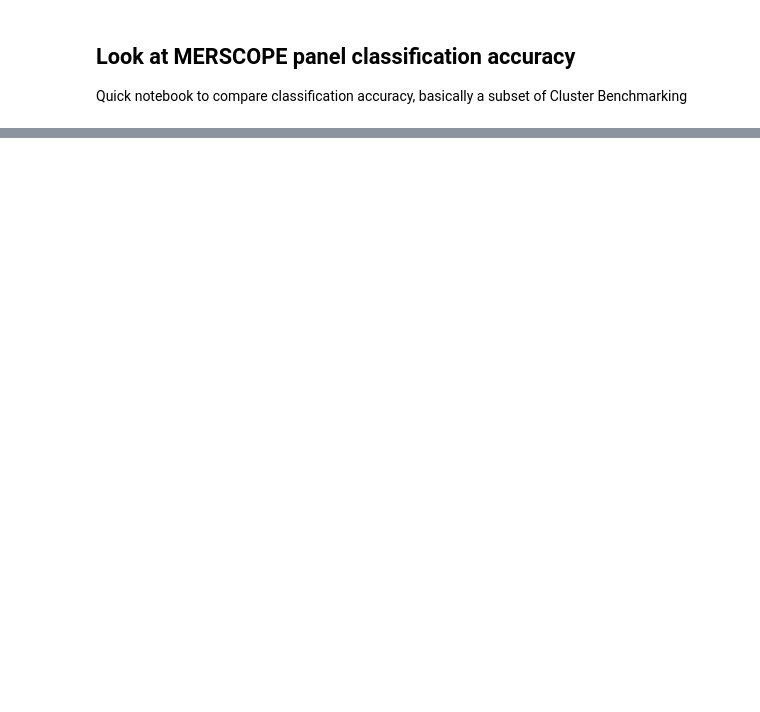
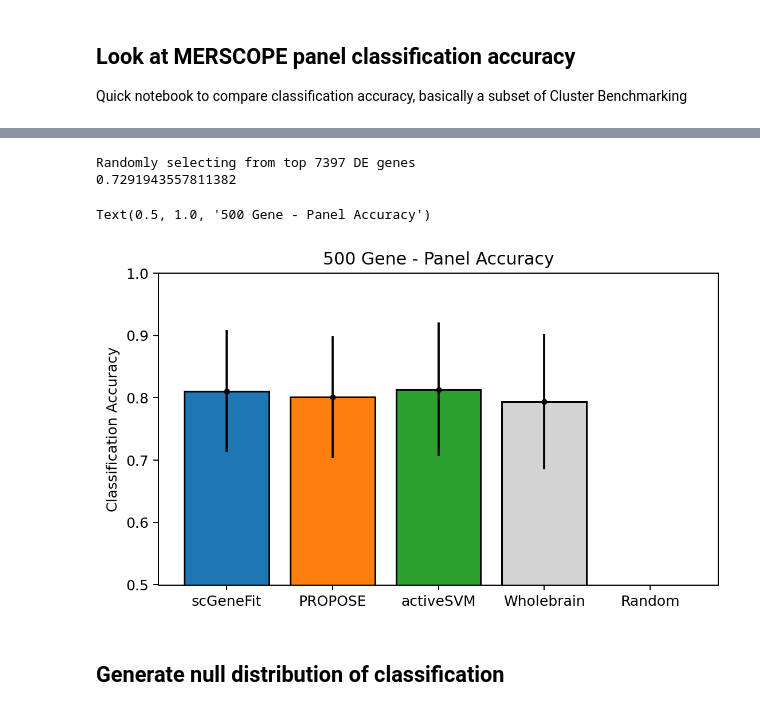
Before and after one commit to mathewsummers/Thalamus-scRNAseq, a Jupyter notebook: Code/Compare 500 gene panels.ipynb, the cells around one changed output, grey strips where cells are left out. Saved outputs shown, nothing was run; the diff lists cells and outputs as text; code cells hidden in the pictures; blank space fills up the shorter version.

```diff
--- a/Code/Compare 500 gene panels.ipynb
+++ b/Code/Compare 500 gene panels.ipynb
@@ -121,0 +148,77 @@ plt.savefig('../Figures/forebrain panel comparison.svg')
+# %%
+# Grab the top 1000 differentially expressed genes in each cluster
+
+for indx in gluData.uns["rank_genes_groups"]["pts"].columns:
+    genesRanked = pd.DataFrame(
+            {key: gluData.uns["rank_genes_groups"][key][indx]
+            for key in ['names', 'pvals', 'scores', 'logfoldchanges']})
+    pts = gluData.uns["rank_genes_groups"]["pts"][indx][genesRanked.names].reset_index(drop=True).rename("pts")
+    pts_rest = gluData.uns["rank_genes_groups"]["pts_rest"][indx][genesRanked.names].reset_index(drop=True).rename("pts_rest")
+    pts_diff = pd.Series(pts - pts_rest, name="pts_diff")
+    genesRanked = pd.concat([genesRanked, pts, pts_rest, pts_diff], axis=1)
+    genesRanked = genesRanked.sort_values(by=["scores"], ascending=False, key=abs)
+    genesFiltered = genesRanked.iloc[0:1000,:]
+    markerGenes[indx] = genesFiltered["names"][0:1000].tolist()
+
+topGenes = getUniqueGenes(markerGenes,1000)
+# %%
+# Randomly sample from top 1000 DE genes
+import random
+import re
+
+print("Randomly selecting from top %i DE genes" %len(topGenes))
+
+np.random.seed(0)
+rSample = np.zeros(10)
+for i in range(len(rSample)):
+    rGeneList = random.sample(sorted(topGenes),500)
+    [rAc, rMat] = evalPanel(gluData,rGeneList,gluData.obs["cluster_label"])
+    rSample[i] = rAc
+rAccuracy = np.mean(rSample)
+rPanel = {'500' : rGeneList} # Just take last randomly sampled list as panel for confusion matrix assessment
+print(rAccuracy)
+
+# Randomly sample from top 1000 DE genes
+# rGeneList = random.sample(sorted(topGenes),32*202)
+
+# Assess accuracy of subsets of panel
+# count = 0
+# rAccuracy = np.zeros(5)
+# for i in [202, 404, 500, 1120, 32*202]:
+#     rAccuracy[count] = evalPanel(gluData,rGeneList[0:i],gluData.obs["cluster_label"],False)
+#     count = count + 1
+# %% [output]
+Randomly selecting from top 7397 DE genes
+0.7291943557811382
+# %%
+# Plot error bar comparison of each 500 gene panel
+# Compute standard deviation
+wlError = np.std(np.diag(wlMatrix))
+gfError = np.std(np.diag(gfMatrix))
+prError = np.std(np.diag(prMatrix))
+svError = np.std(np.diag(svMatrix))
+fbError = np.std(np.diag(fbMatrix))
+rError = np.std(np.diag(rMat))
+
+# Make plots
+plt.figure(figsize=(7, 4), dpi=180)
+# ax.bar(["Wilcoxon","PROPOSE","scGeneFit","activeSVM","MERSCOPE"],[wilAccuracy[4],prAccuracy,gfAccuracy,svAccuracy,mrAccuracy],
+#       edgecolor = 'black',linewidth = 2)
+# plt.bar('Wilcoxon',wlAccuracy, edgecolor = 'black', linewidth = 1.2)
+plt.bar('scGeneFit',gfAccuracy, edgecolor = 'black', linewidth = 1.2)
+plt.bar('PROPOSE',prAccuracy, edgecolor = 'black', linewidth = 1.2)
+plt.bar('activeSVM',svAccuracy, edgecolor = 'black', linewidth = 1.2)
+plt.bar('Wholebrain',fbAccuracy,  facecolor = 'lightgray', edgecolor = 'black', linewidth = 1.2)
+plt.bar('Random',rAccuracy, edgecolor = 'black', linewidth = 1.2)
+
+plt.errorbar(['PROPOSE','scGeneFit','activeSVM','Wholebrain','Random'],
+             [prAccuracy, gfAccuracy, svAccuracy, fbAccuracy,rAccuracy],
+             yerr = [prError,gfError,svError,fbError,rError], fmt = '.k')
+plt.ylim(0.5, 1)
+plt.ylabel("Classification Accuracy")
+plt.title("500 Gene - Panel Accuracy")
+# %% [output]
+Text(0.5, 1.0, '500 Gene - Panel Accuracy')
+[figure, added]
+# %% [markdown]
+## Generate null distribution of classification
```
Also changed, not shown: parts of 12 cells of this notebook, 4 other files.
